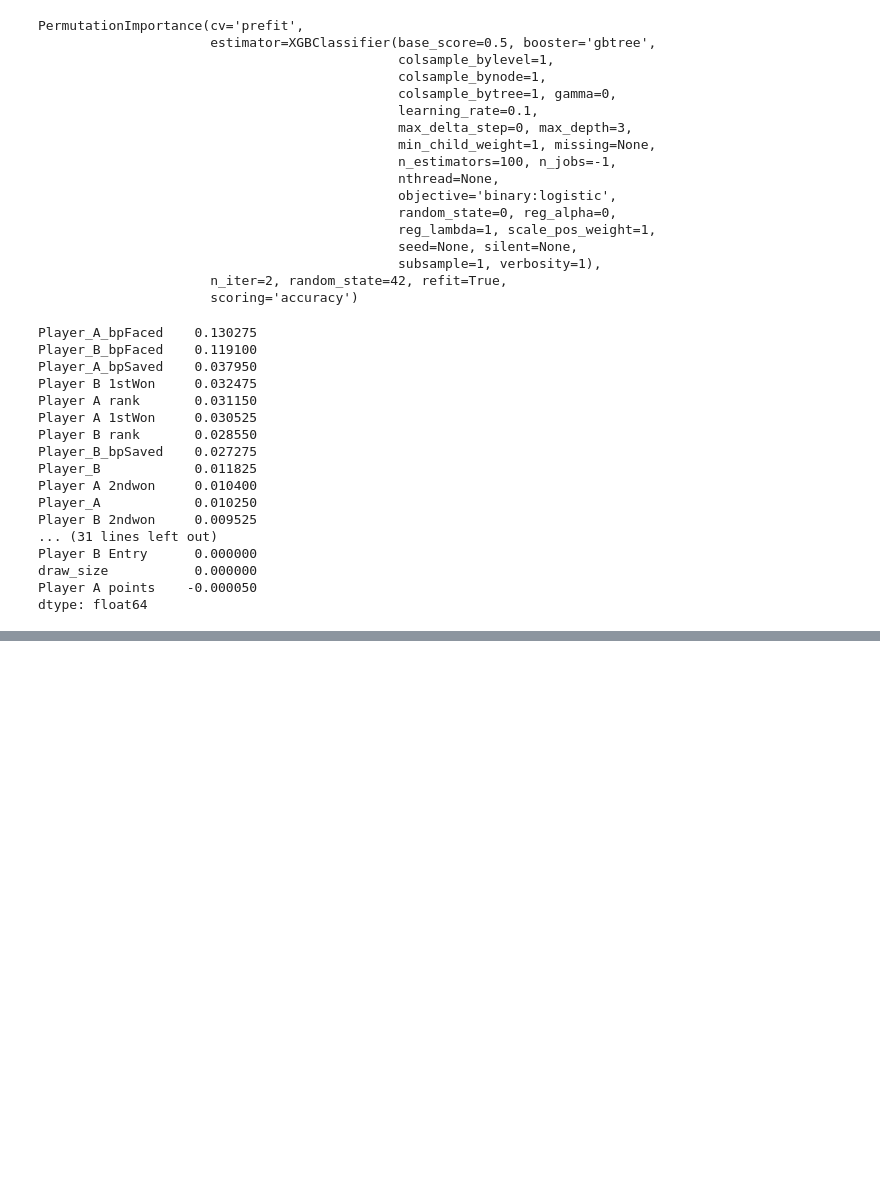
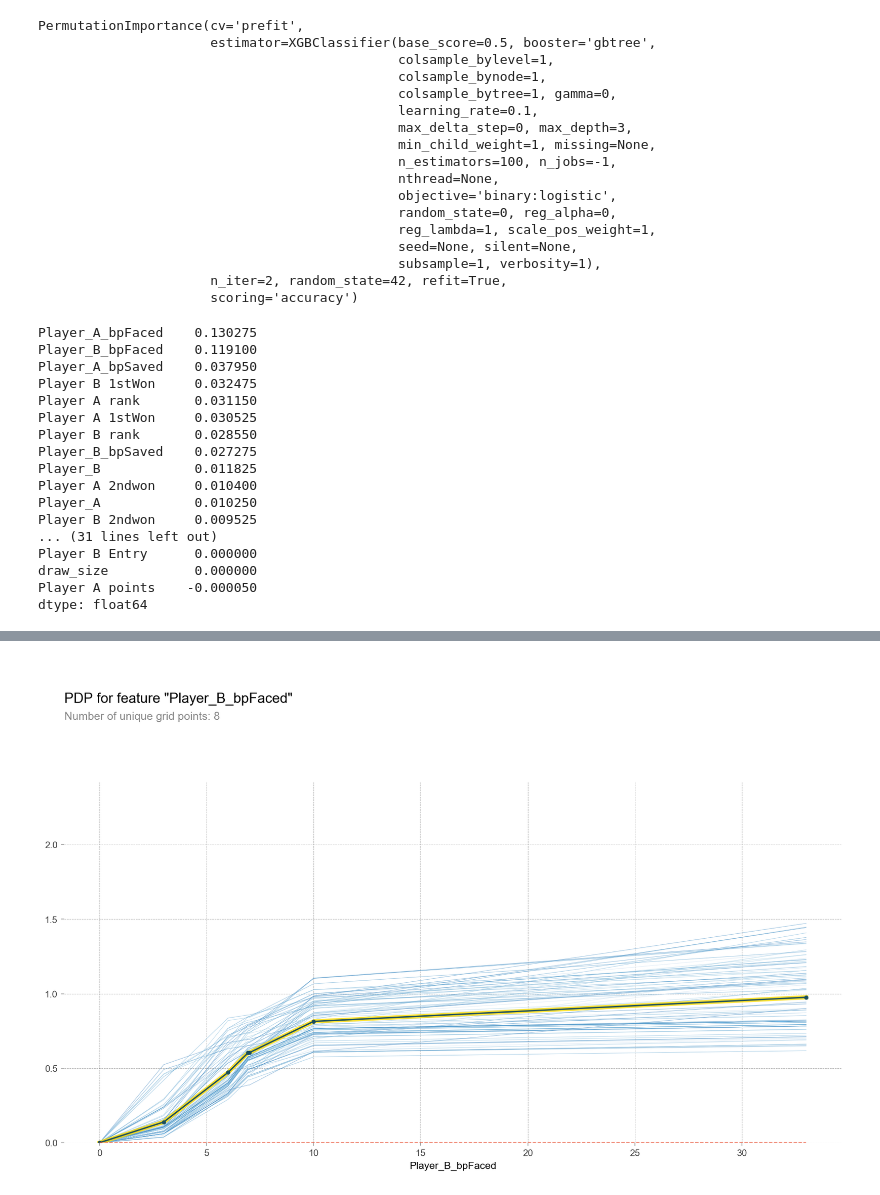
Before and after one commit to AndrewSLowe/tennis-prediction-project, a Jupyter notebook: notebooks/tennis-prediction-project-notebook.ipynb, the cells around one changed output, grey strips where cells are left out. Cells and saved outputs as stored; diff of their text form; code cells hidden in the pictures; blank space fills up the shorter version.

```diff
--- a/notebooks/tennis-prediction-project-notebook.ipynb
+++ b/notebooks/tennis-prediction-project-notebook.ipynb
@@ -431,0 +409,7 @@ pdp_plot(isolated, feature_name=feature);
+# %%
+pdp_plot(isolated, feature_name='Player_B_bpFaced', plot_lines=True, frac_to_plot=100) # Confusing parameter name
+plt.xlim();
+
+# PDP for Player_B_bpFaced, but showing all observations along with the average (which is the bolder line)
+# %% [output]
+[figure, added]
```
Also changed, not shown: parts of 45 cells of this notebook, 9 other files.
